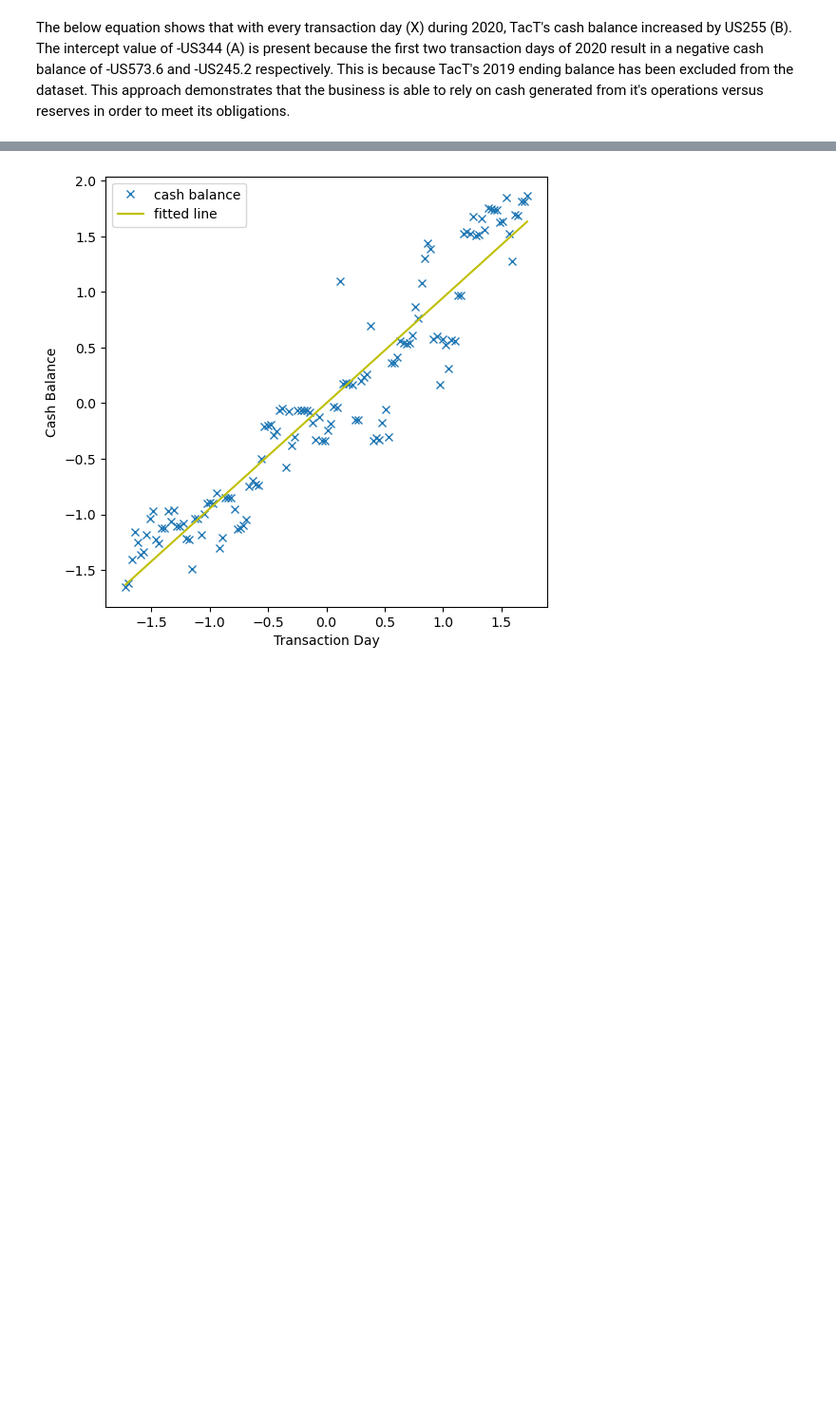
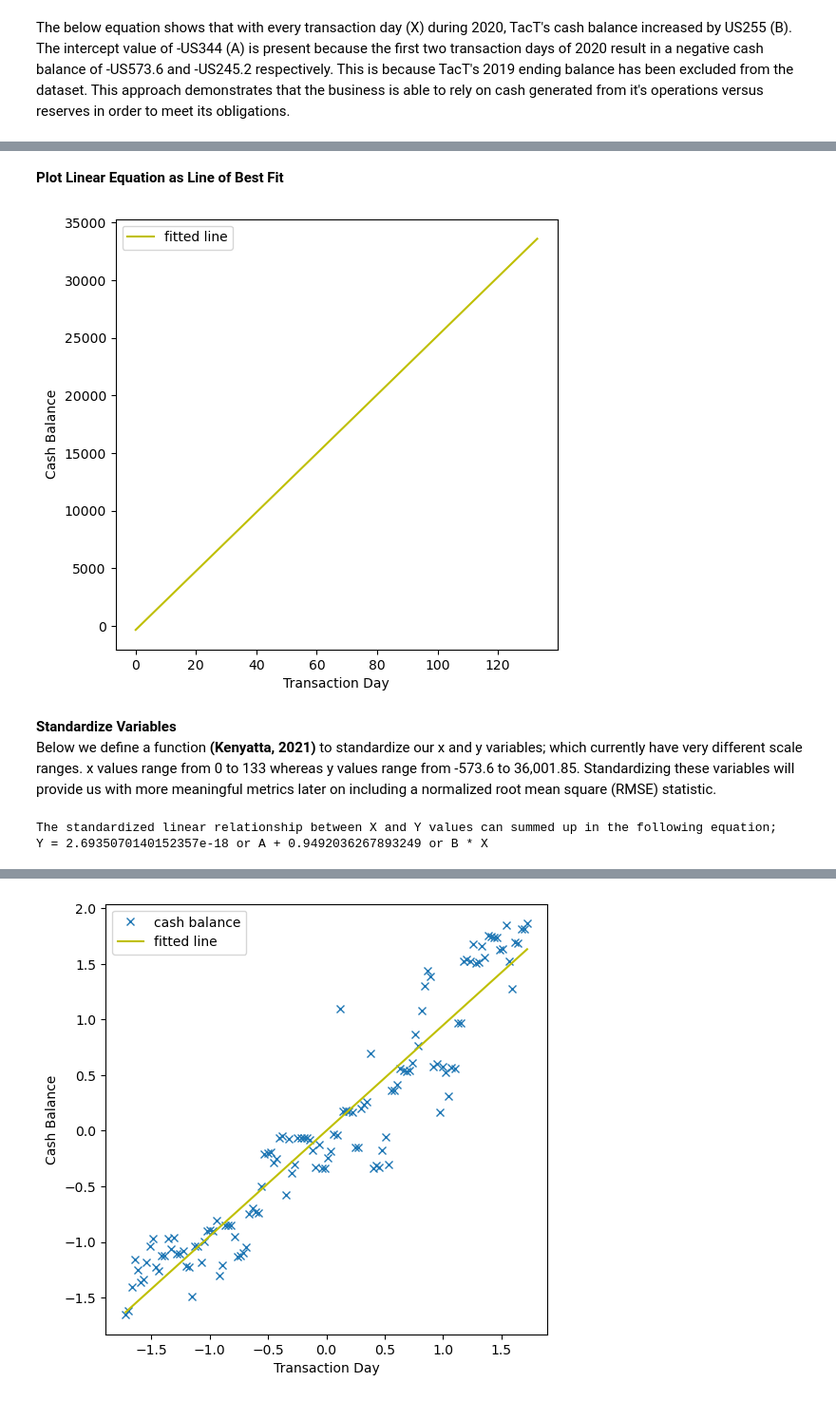
Before and after one commit to KenyattaDaniel/project-score, a Jupyter notebook: SMEsCreditScoringpt2.ipynb, the cells around one changed output, grey strips where cells are left out. Shown at 95% size. Saved outputs shown, nothing was run; the diff lists cells and outputs as text; code cells hidden in the pictures; blank space fills up the shorter version.

```diff
--- a/SMEsCreditScoringpt2.ipynb
+++ b/SMEsCreditScoringpt2.ipynb
@@ -200,0 +191,14 @@ Y = 2.6935070140152357e-18 or A + 0.9492036267893249 or B * X
+# %% [markdown]
+**Plot Linear Equation as Line of Best Fit**
+# %%
+plt.figure(figsize=(6,6), dpi=100)
+plt.plot(x, a + b*x, 'y', label='fitted line')
+plt.xlabel('Transaction Day')
+plt.ylabel('Cash Balance')
+plt.legend()
+plt.show()
+# %% [output]
+[figure, added]
+# %% [markdown]
+**Standardize Variables**
+<br>Below we define a function **(Kenyatta, 2021)** to standardize our x and y variables; which currently have very different scale ranges. x values range from 0 to 133 whereas y values range from -573.6 to 36,001.85. Standardizing these variables will provide us with more meaningful metrics later on including a normalized root mean square (RMSE) statistic.
@@ -201 +224,7 @@ Y = 2.6935070140152357e-18 or A + 0.9492036267893249 or B * X
+# %%
+print("The standardized linear relationship between X and Y values can summed up in the following equation;")
+print("Y", "=", str(a), "or A", "+", str(b), "or B", "*", "X")
+# %% [output]
+The standardized linear relationship between X and Y values can summed up in the following equation;
+Y = 2.6935070140152357e-18 or A + 0.9492036267893249 or B * X
 # %% [markdown]
```
Also changed, not shown: parts of 18 cells of this notebook.
